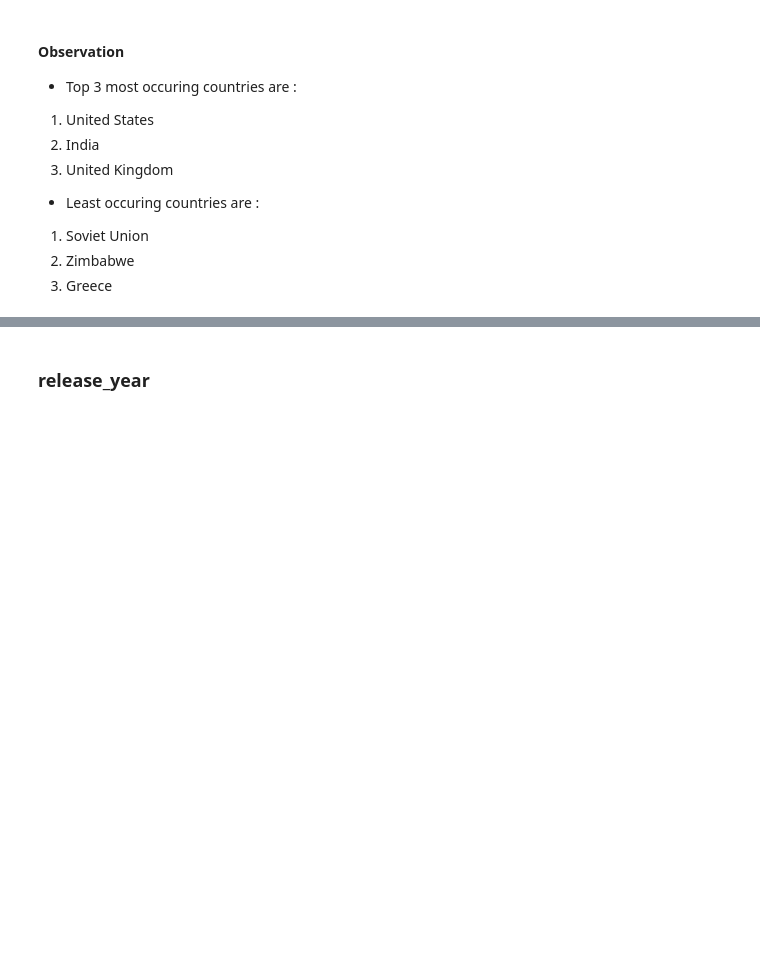
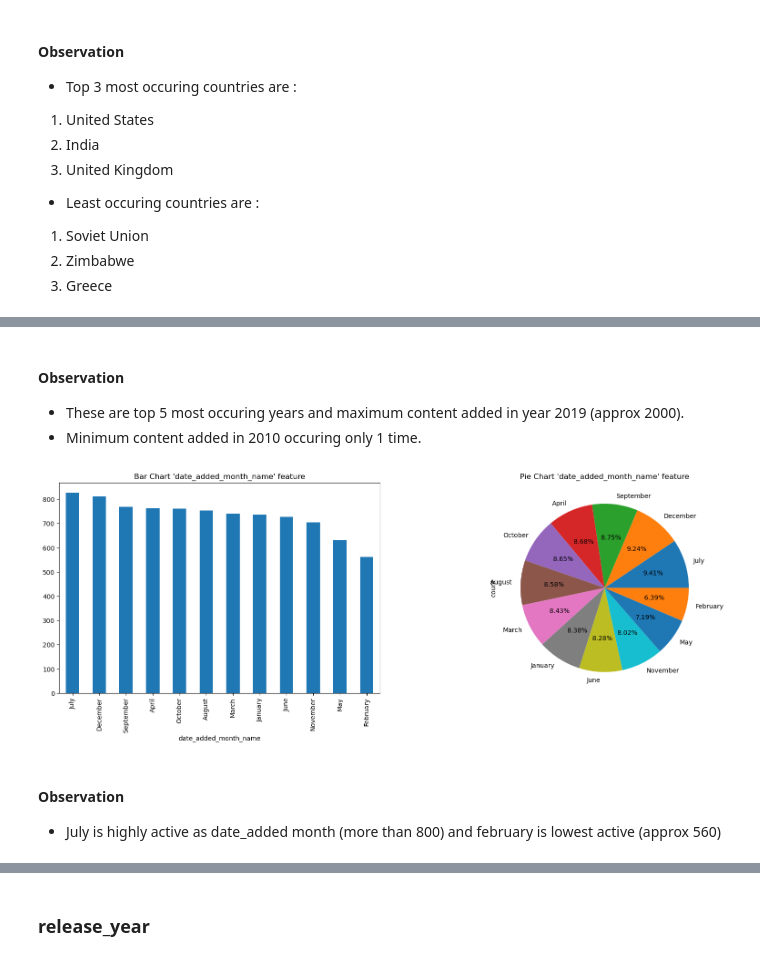
Before and after one commit to yashsahu02/Netflix-Data-Cleaning-Analysis-and-Visualization, a Jupyter notebook: code.ipynb, the cells around one changed output, grey strips where cells are left out. Saved outputs shown, nothing was run; the diff lists cells and outputs as text; code cells hidden in the pictures; blank space fills up the shorter version.

```diff
--- a/code.ipynb
+++ b/code.ipynb
@@ -306,0 +374,20 @@ Name: count, dtype: int64
+# %% [markdown]
+#### Observation
+- These are top 5 most occuring years and maximum content added in year 2019 (approx 2000).
+- Minimum content added in 2010 occuring only 1 time.
+# %%
+plt.figure(figsize=(20,6))
+
+plt.subplot(1,2,1)
+df['date_added_month_name'].value_counts().plot(kind='bar')
+plt.title("Bar Chart 'date_added_month_name' feature")
+
+plt.subplot(1,2,2)
+df['date_added_month_name'].value_counts().plot(kind='pie', autopct = "%.2f%%")
+plt.title("Pie Chart 'date_added_month_name' feature")
+plt.show()
+# %% [output]
+[figure, added]
+# %% [markdown]
+#### Observation
+- July is highly active as date_added month (more than 800) and february is lowest active (approx 560)
```
Also changed, not shown: parts of 16 cells of this notebook, 1 other file.
